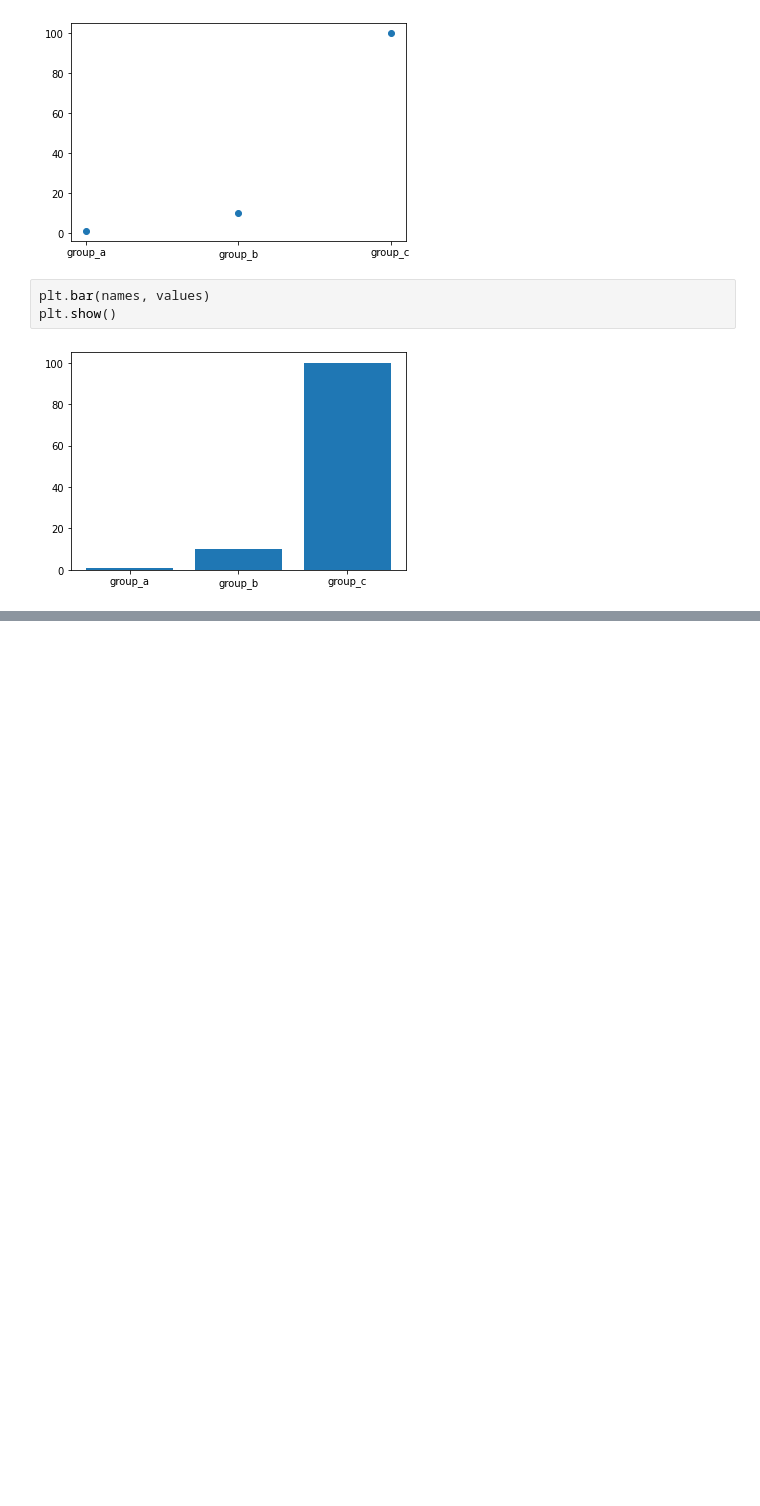
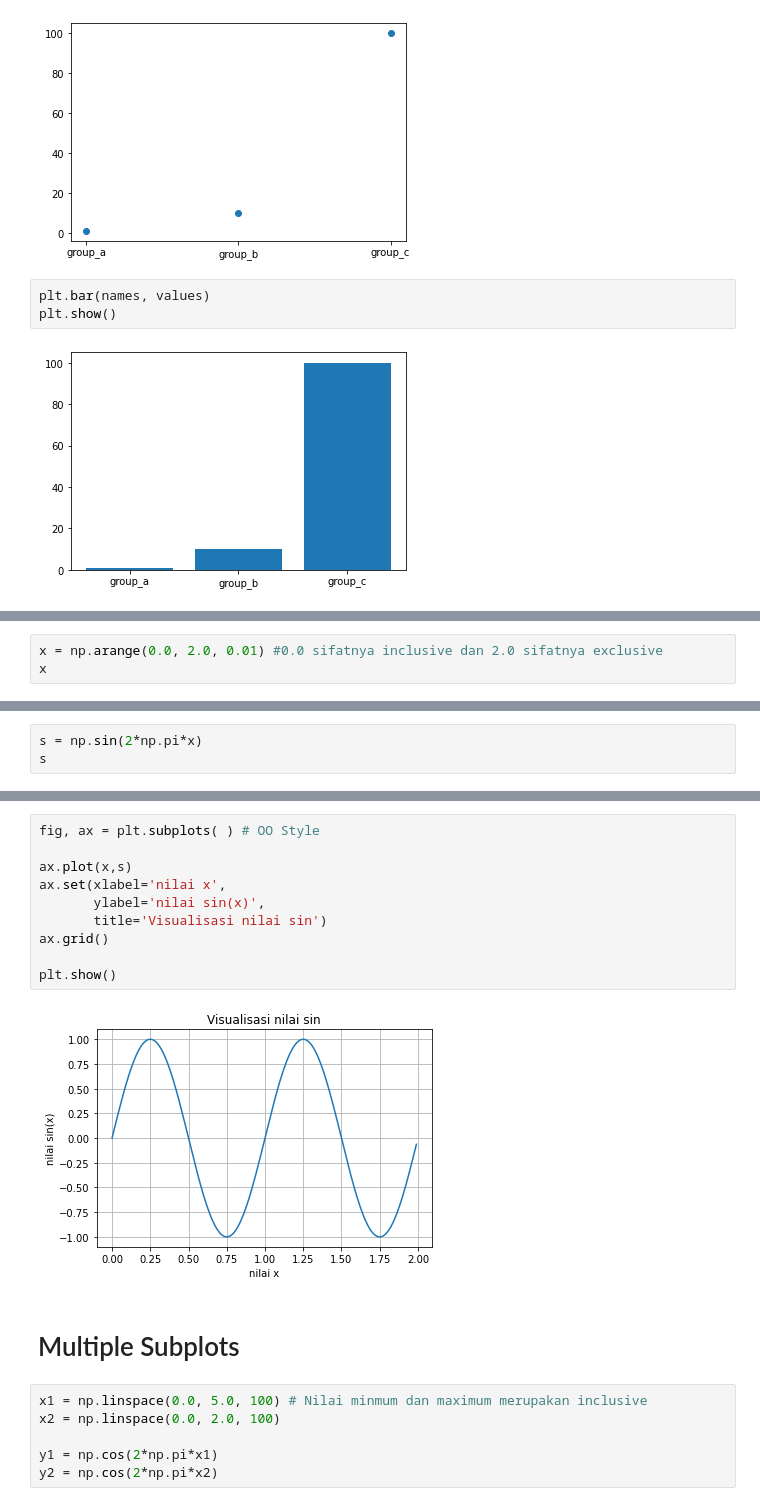
Before and after one commit to yap23/belajar_python, a Jupyter notebook: Belajar Matplotlib.ipynb, the cells around one changed output, grey strips where cells are left out. Cells and saved outputs as stored; diff of their text form; blank space fills up the shorter version.

```diff
--- a/Belajar Matplotlib.ipynb
+++ b/Belajar Matplotlib.ipynb
@@ -268,0 +283,3 @@ plt.show()
+# %%
+x = np.arange(0.0, 2.0, 0.01) #0.0 sifatnya inclusive dan 2.0 sifatnya exclusive
+x
@@ -268,0 +306,3 @@ plt.show()
+# %%
+s = np.sin(2*np.pi*x)
+s
@@ -268,0 +327,20 @@ plt.show()
+# %%
+fig, ax = plt.subplots( ) # OO Style
+
+ax.plot(x,s)
+ax.set(xlabel='nilai x',
+       ylabel='nilai sin(x)',
+       title='Visualisasi nilai sin')
+ax.grid()
+
+plt.show()
+# %% [output]
+[figure, added]
+# %% [markdown]
+# Multiple Subplots
+# %%
+x1 = np.linspace(0.0, 5.0, 100) # Nilai minmum dan maximum merupakan inclusive
+x2 = np.linspace(0.0, 2.0, 100)
+
+y1 = np.cos(2*np.pi*x1)
+y2 = np.cos(2*np.pi*x2)
```
Also changed, not shown: parts of 14 cells of this notebook.
